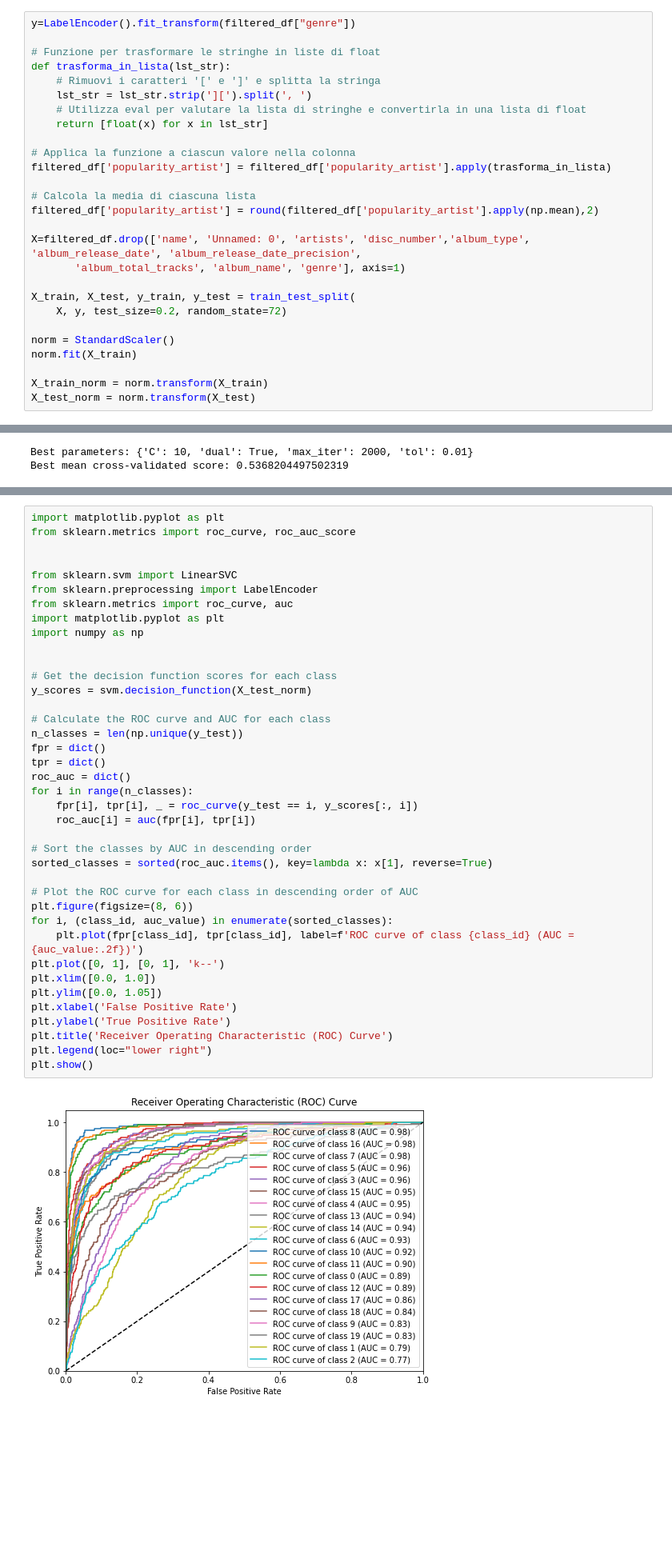
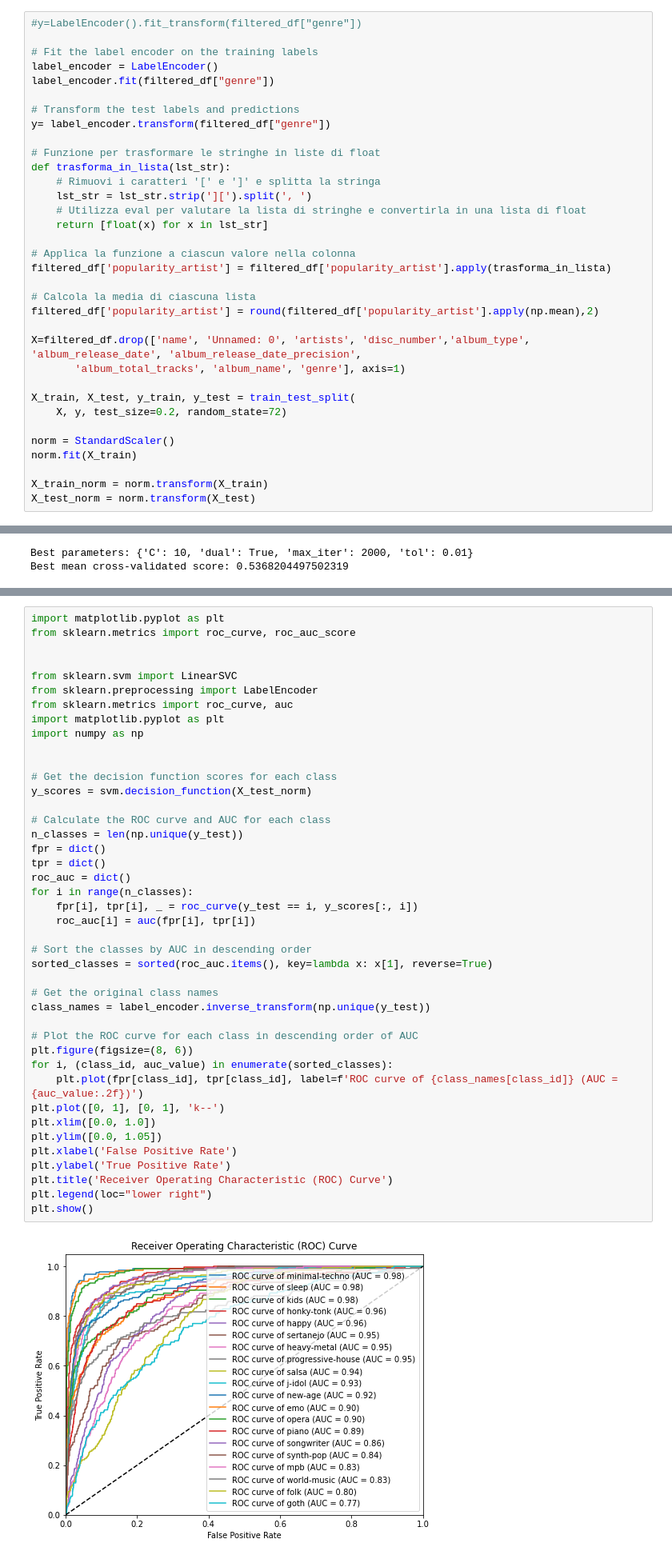
Before and after one commit to Bakko000/Data-Mining-2, a Jupyter notebook: advancedsvm.ipynb, the cells around one changed output, grey strips where cells are left out. Shown at 80% size. Cells and saved outputs as stored; diff of their text form; blank space fills up the shorter version.

```diff
--- a/advancedsvm.ipynb
+++ b/advancedsvm.ipynb
@@ -45,7 +45,14 @@ filtered_df = dataset[dataset['genre'].isin(genres_to_filter)]
 
 # Now, filtered_df contains only the rows where the 'genre' column matches the specified genres
 # %%
-y=LabelEncoder().fit_transform(filtered_df["genre"])
+#y=LabelEncoder().fit_transform(filtered_df["genre"])
+
+# Fit the label encoder on the training labels
+label_encoder = LabelEncoder()
+label_encoder.fit(filtered_df["genre"])
+
+# Transform the test labels and predictions
+y= label_encoder.transform(filtered_df["genre"])
 
 # Funzione per trasformare le stringhe in liste di float
 def trasforma_in_lista(lst_str):
@@ -160,35 +179,38 @@ import matplotlib.pyplot as plt
 import numpy as np
 
 
 # Get the decision function scores for each class
 y_scores = svm.decision_function(X_test_norm)
 
 # Calculate the ROC curve and AUC for each class
 n_classes = len(np.unique(y_test))
 fpr = dict()
 tpr = dict()
 roc_auc = dict()
 for i in range(n_classes):
     fpr[i], tpr[i], _ = roc_curve(y_test == i, y_scores[:, i])
     roc_auc[i] = auc(fpr[i], tpr[i])
 
 # Sort the classes by AUC in descending order
 sorted_classes = sorted(roc_auc.items(), key=lambda x: x[1], reverse=True)
 
+# Get the original class names
+class_names = label_encoder.inverse_transform(np.unique(y_test))
+
 # Plot the ROC curve for each class in descending order of AUC
 plt.figure(figsize=(8, 6))
 for i, (class_id, auc_value) in enumerate(sorted_classes):
-    plt.plot(fpr[class_id], tpr[class_id], label=f'ROC curve of class {class_id} (AUC = {auc_value:.2f})')
+    plt.plot(fpr[class_id], tpr[class_id], label=f'ROC curve of {class_names[class_id]} (AUC = {auc_value:.2f})')
 plt.plot([0, 1], [0, 1], 'k--')
 plt.xlim([0.0, 1.0])
 plt.ylim([0.0, 1.05])
 plt.xlabel('False Positive Rate')
 plt.ylabel('True Positive Rate')
 plt.title('Receiver Operating Characteristic (ROC) Curve')
 plt.legend(loc="lower right")
 plt.show()
 # %% [output]
-[figure, old version]
+[figure, new version]
 # %%
 # Assuming you have trained a linear SVM classifier named 'svm'
 
```
Also changed, not shown: parts of 5 cells of this notebook, 1 other file.
